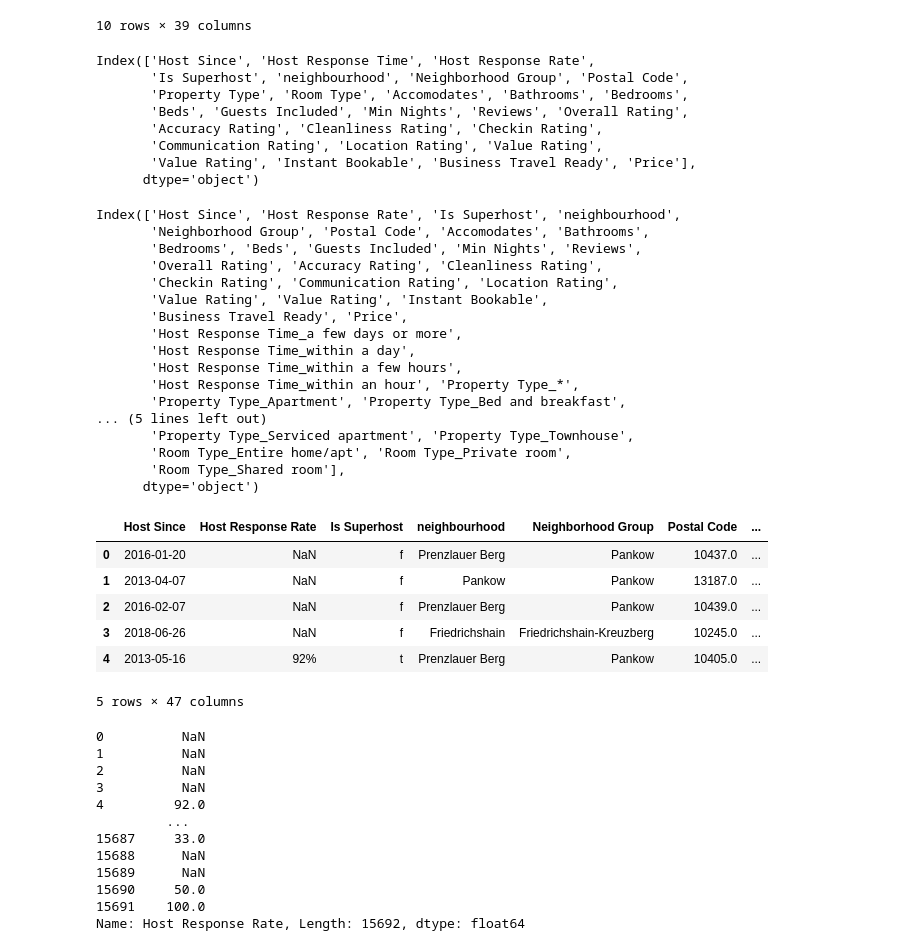
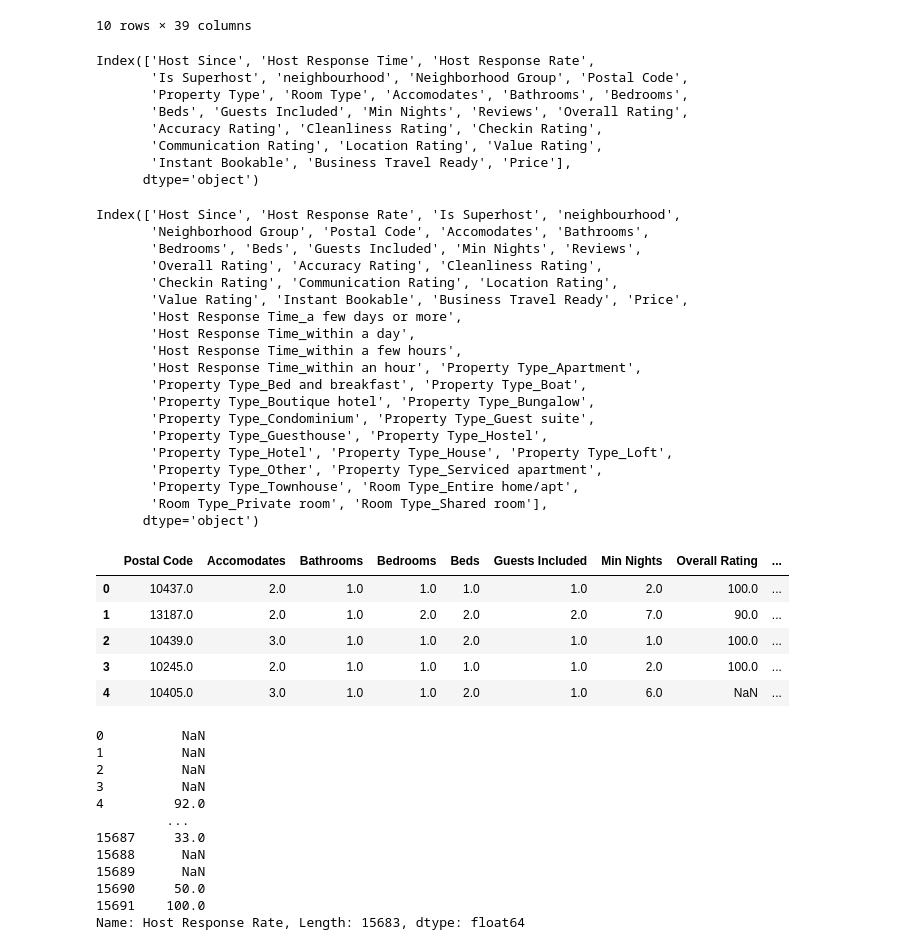
Before and after one commit to AlexandreSajus/Airbnb-Price-Prediction, a Jupyter notebook: model.ipynb, the cells around one changed output. Cells and saved outputs as stored; diff of their text form; code cells hidden in the pictures.

```diff
--- a/model.ipynb
+++ b/model.ipynb
@@ -47,7 +52,6 @@ columns_to_keep = [
     "Communication Rating",
     "Location Rating",
     "Value Rating",
-    "Value Rating",
     "Instant Bookable",
     "Business Travel Ready",
     "Price",
@@ -62,8 +66,15 @@ Index(['Host Since', 'Host Response Time', 'Host Response Rate',
        'Beds', 'Guests Included', 'Min Nights', 'Reviews', 'Overall Rating',
        'Accuracy Rating', 'Cleanliness Rating', 'Checkin Rating',
        'Communication Rating', 'Location Rating', 'Value Rating',
-       'Value Rating', 'Instant Bookable', 'Business Travel Ready', 'Price'],
+       'Instant Bookable', 'Business Travel Ready', 'Price'],
       dtype='object')
+# %%
+# Replace '*' with NaN
+
+nan_data = kept_data.replace("*", np.nan)
+# %%
+# Remove rows with NaN prices
+priced_data = nan_data.dropna(subset=["Price"])
 # %%
 # One hot encoding for categorical features
 
@@ -85,7 +96,7 @@ def to_one_hot(data:pd.DataFrame, columns:list) -> pd.DataFrame:
 
 categorical_columns = ["Host Response Time", "Property Type", "Room Type"]
 
-one_hot_data = to_one_hot(kept_data, categorical_columns)
+one_hot_data = to_one_hot(priced_data, categorical_columns)
 one_hot_data.columns
 # %% [output]
 Index(['Host Since', 'Host Response Rate', 'Is Superhost', 'neighbourhood',
@@ -93,17 +104,19 @@ Index(['Host Since', 'Host Response Rate', 'Is Superhost', 'neighbourhood',
        'Bedrooms', 'Beds', 'Guests Included', 'Min Nights', 'Reviews',
        'Overall Rating', 'Accuracy Rating', 'Cleanliness Rating',
        'Checkin Rating', 'Communication Rating', 'Location Rating',
-       'Value Rating', 'Value Rating', 'Instant Bookable',
-       'Business Travel Ready', 'Price',
+       'Value Rating', 'Instant Bookable', 'Business Travel Ready', 'Price',
        'Host Response Time_a few days or more',
        'Host Response Time_within a day',
        'Host Response Time_within a few hours',
-       'Host Response Time_within an hour', 'Property Type_*',
-       'Property Type_Apartment', 'Property Type_Bed and breakfast',
-... (5 lines left out)
-       'Property Type_Serviced apartment', 'Property Type_Townhouse',
-       'Room Type_Entire home/apt', 'Room Type_Private room',
-       'Room Type_Shared room'],
+       'Host Response Time_within an hour', 'Property Type_Apartment',
+       'Property Type_Bed and breakfast', 'Property Type_Boat',
+       'Property Type_Boutique hotel', 'Property Type_Bungalow',
+       'Property Type_Condominium', 'Property Type_Guest suite',
+       'Property Type_Guesthouse', 'Property Type_Hostel',
+       'Property Type_Hotel', 'Property Type_House', 'Property Type_Loft',
+       'Property Type_Other', 'Property Type_Serviced apartment',
+       'Property Type_Townhouse', 'Room Type_Entire home/apt',
+       'Room Type_Private room', 'Room Type_Shared room'],
       dtype='object')
 # %%
 # Convert numerical columns to float
@@ -119,48 +132,48 @@ def to_int(data: pd.DataFrame, columns: list) -> pd.DataFrame:
     :return: The converted data
     """
     for column in columns:
         # Replace '*' and '' with NaN
         data[column] = data[column].replace("*", np.nan)
         data[column] = data[column].replace("", np.nan)
         # Convert to float
         data[column] = data[column].astype(float)
     return data
 
 
 numerical_columns = [
     "Postal Code",
     "Accomodates",
     "Bathrooms",
     "Bedrooms",
     "Beds",
     "Guests Included",
     "Min Nights",
     "Overall Rating",
     "Accuracy Rating",
     "Cleanliness Rating",
     "Checkin Rating",
     "Communication Rating",
     "Location Rating",
     "Value Rating",
 ]
 
 int_data = to_int(one_hot_data, numerical_columns)
-int_data.head()
+int_data[numerical_columns].head()
 # %% [output]
-|  | Host Since | Host Response Rate | Is Superhost | neighbourhood | Neighborhood Group | Postal Code | ... |
-| 0 | 2016-01-20 | NaN | f | Prenzlauer Berg | Pankow | 10437.0 | ... |
-| 1 | 2013-04-07 | NaN | f | Pankow | Pankow | 13187.0 | ... |
-| 2 | 2016-02-07 | NaN | f | Prenzlauer Berg | Pankow | 10439.0 | ... |
-| 3 | 2018-06-26 | NaN | f | Friedrichshain | Friedrichshain-Kreuzberg | 10245.0 | ... |
-| 4 | 2013-05-16 | 92% | t | Prenzlauer Berg | Pankow | 10405.0 | ... |
+|  | Postal Code | Accomodates | Bathrooms | Bedrooms | Beds | Guests Included | Min Nights | Overall Rating | ... |
+| 0 | 10437.0 | 2.0 | 1.0 | 1.0 | 1.0 | 1.0 | 2.0 | 100.0 | ... |
+| 1 | 13187.0 | 2.0 | 1.0 | 2.0 | 2.0 | 2.0 | 7.0 | 90.0 | ... |
+| 2 | 10439.0 | 3.0 | 1.0 | 1.0 | 2.0 | 1.0 | 1.0 | 100.0 | ... |
+| 3 | 10245.0 | 2.0 | 1.0 | 1.0 | 1.0 | 1.0 | 2.0 | 100.0 | ... |
+| 4 | 10405.0 | 3.0 | 1.0 | 1.0 | 2.0 | 1.0 | 6.0 | NaN | ... |
-5 rows × 47 columns
 # %%
 # Convert Host Response Rate Percentage to float
 
-int_data = int_data.replace("%", "", regex=True)
-int_data = int_data.replace("*", np.nan)
-int_data["Host Response Rate"] = int_data["Host Response Rate"].astype(float)
-int_data["Host Response Rate"]
+no_percentage_data = int_data.copy()
+no_percentage_data = no_percentage_data.replace("%", "", regex=True)
+no_percentage_data = no_percentage_data.replace("*", np.nan)
+no_percentage_data["Host Response Rate"] = no_percentage_data["Host Response Rate"].astype(float)
+no_percentage_data["Host Response Rate"]
 # %% [output]
 0          NaN
 1          NaN
@@ -173,4 +186,4 @@ int_data["Host Response Rate"]
 15689      NaN
 15690     50.0
 15691    100.0
-Name: Host Response Rate, Length: 15692, dtype: float64
+Name: Host Response Rate, Length: 15683, dtype: float64
```
Also changed, not shown: parts of 13 cells of this notebook.
